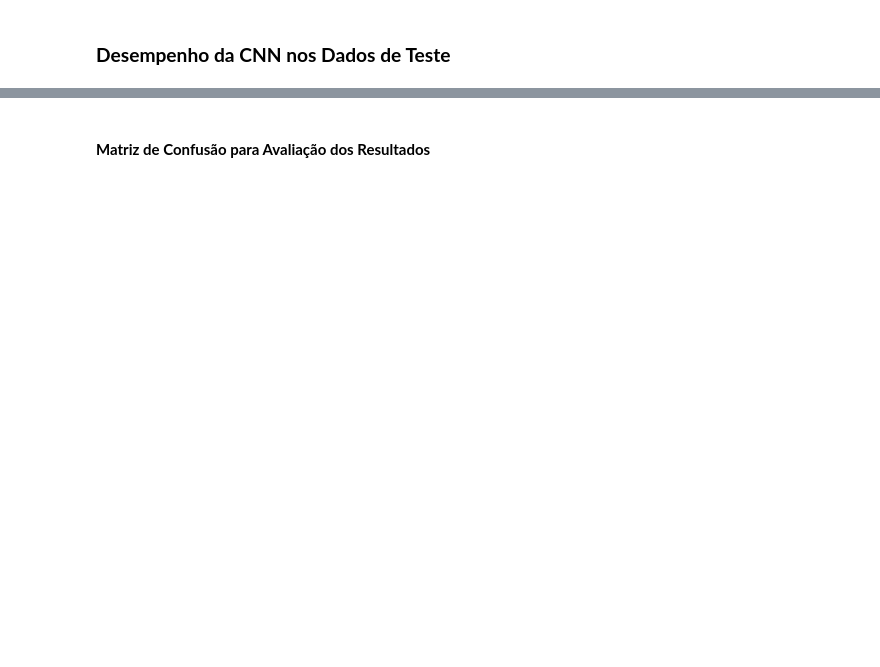
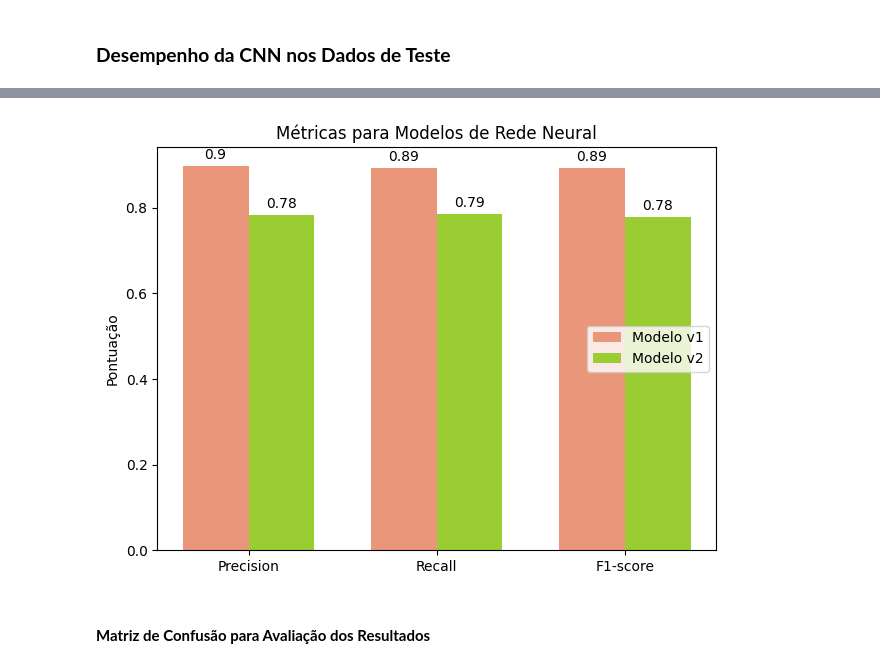
Before and after one commit to anycarolinys/projeto_visao_computacional, a Jupyter notebook: visao_computacional.ipynb, the cells around one changed output, grey strips where cells are left out. Saved outputs shown, nothing was run; the diff lists cells and outputs as text; code cells hidden in the pictures; blank space fills up the shorter version.

Commit message:
Atualizando visualizacoes

```diff
--- a/visao_computacional.ipynb
+++ b/visao_computacional.ipynb
@@ -842,10 +852,10 @@ print('Test accuracy:', results[1])
 # %%
 y_true = Y_test
-y_pred = cnn_modelv1.predict(x_test)
+y_pred = cnn_modelv1.predict(x_test_cnn)
 y_pred_discrete = np.argmax(y_pred, axis=1)
 
 precision_v1, recall_v1, f1_score_v1, _ =precision_recall_fscore_support(y_true, y_pred_discrete, average='macro')
 
-y_pred = cnn_modelv2.predict(x_test)
+y_pred = cnn_modelv2.predict(x_test_cnn)
 y_pred_discrete = np.argmax(y_pred, axis=1)
 precision_v2, recall_v2, f1_score_v2, _ =precision_recall_fscore_support(y_true, y_pred_discrete, average='macro')
@@ -852,42 +865,34 @@ precision_v2, recall_v2, f1_score_v2, _ =precision_recall_fscore_support(y_true,
 # %%
 # Labels para os modelos
 metrics = ['Precision', 'Recall', 'F1-score']
 
 # Posições no eixo x para cada barra
 x = np.arange(len(metrics))
 
 # Largura das barras
 width = 0.35
 
 # Criando o gráfico de barras
 fig, ax = plt.subplots()
 
 # Adicionando as barras para cada métrica do modelo 1
 rectangles1 = ax.bar(x - width/2, [precision_v1, recall_v1, f1_score_v1], width, color= 'darksalmon', label='Modelo v1')
 
 # Adicionando as barras para cada métrica do modelo 2
 rectangles2 = ax.bar(x + width/2, [precision_v2, recall_v2, f1_score_v2], width, color= 'yellowgreen', label='Modelo v2')
 
-
-def autolabel(rectangles):
-    for rect in rectangles:
-        height = rect.get_height()
-        ax.annotate('{}'.format(round(height, 2)),
-                    xy=(rect.get_x() + rect.get_width() / 2, height),
-                    xytext=(0, 3),  # Offset
-                    textcoords="offset points",
-                    ha='center', va='bottom')
-
 autolabel(rectangles1)
 autolabel(rectangles2)
 
 ax.set_ylabel('Pontuação')
 ax.set_title('Métricas para Modelos de Rede Neural')
 ax.set_xticks(x)
 ax.set_xticklabels(metrics)
 ax.legend(loc='center right')
 plt.tight_layout()
 plt.show()
+# %% [output]
+[figure, added]
 # %% [markdown]
 #### **Matriz de Confusão para Avaliação dos Resultados**
 # %%
```
Also changed, not shown: parts of 5 cells of this notebook.
